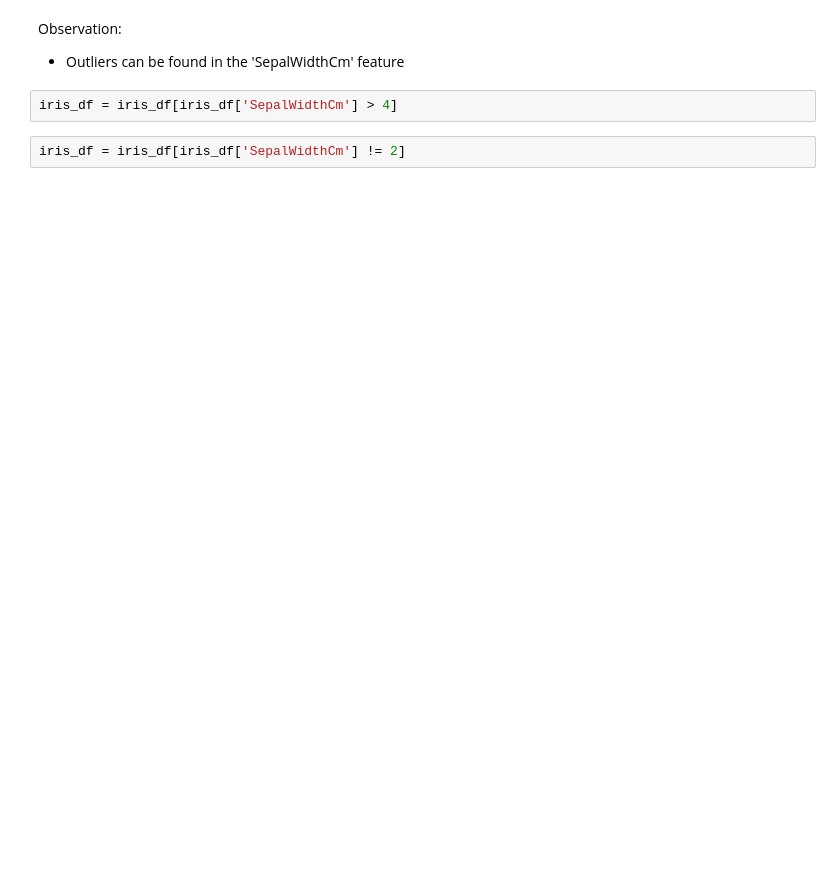
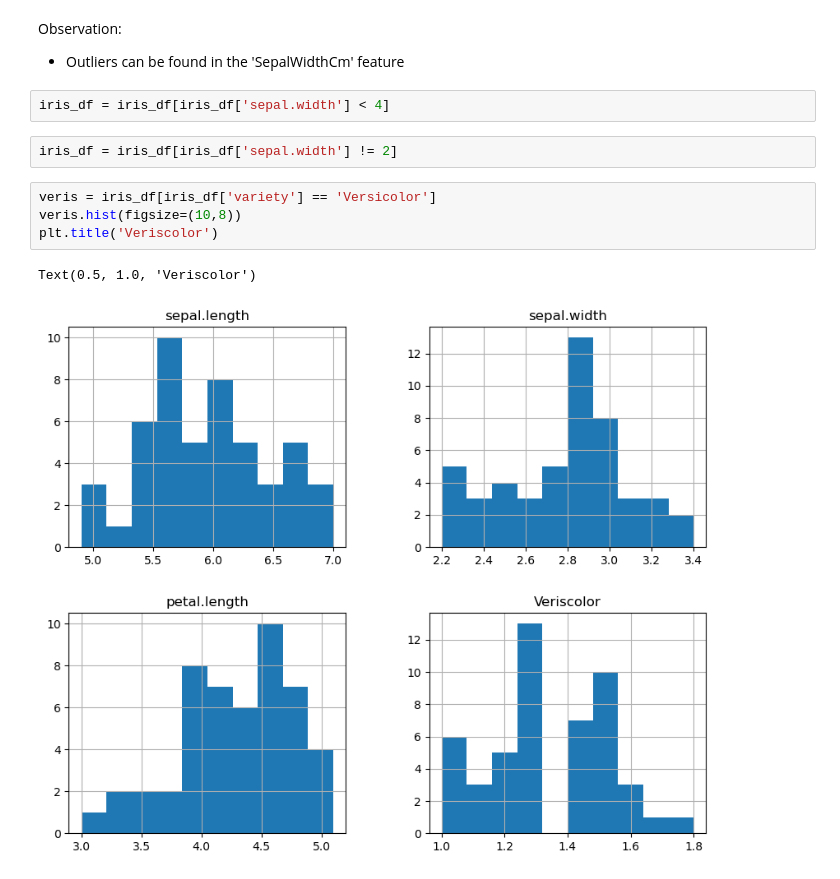
Before and after one commit to AryanTele/SL_3, a Jupyter notebook: prac10.ipynb, the cells around one changed output. Saved outputs shown, nothing was run; the diff lists cells and outputs as text; blank space fills up the shorter version.

```diff
--- a/prac10.ipynb
+++ b/prac10.ipynb
@@ -47,6 +46,13 @@ plt.show()
 Observation:
 - Outliers can be found in the 'SepalWidthCm' feature
 # %%
-iris_df = iris_df[iris_df['SepalWidthCm'] > 4]
+iris_df = iris_df[iris_df['sepal.width'] < 4]
 # %%
-iris_df = iris_df[iris_df['SepalWidthCm'] != 2]
+iris_df = iris_df[iris_df['sepal.width'] != 2]
+# %%
+veris = iris_df[iris_df['variety'] == 'Versicolor']
+veris.hist(figsize=(10,8))
+plt.title('Veriscolor')
+# %% [output]
+Text(0.5, 1.0, 'Veriscolor')
+[figure, added]
```
Also changed, not shown: parts of 6 cells of this notebook.
